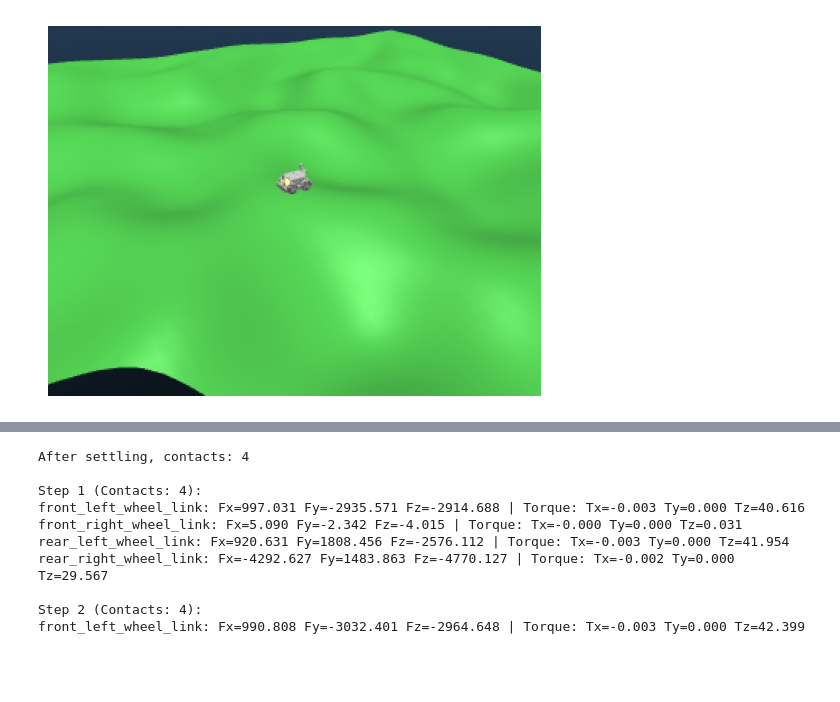
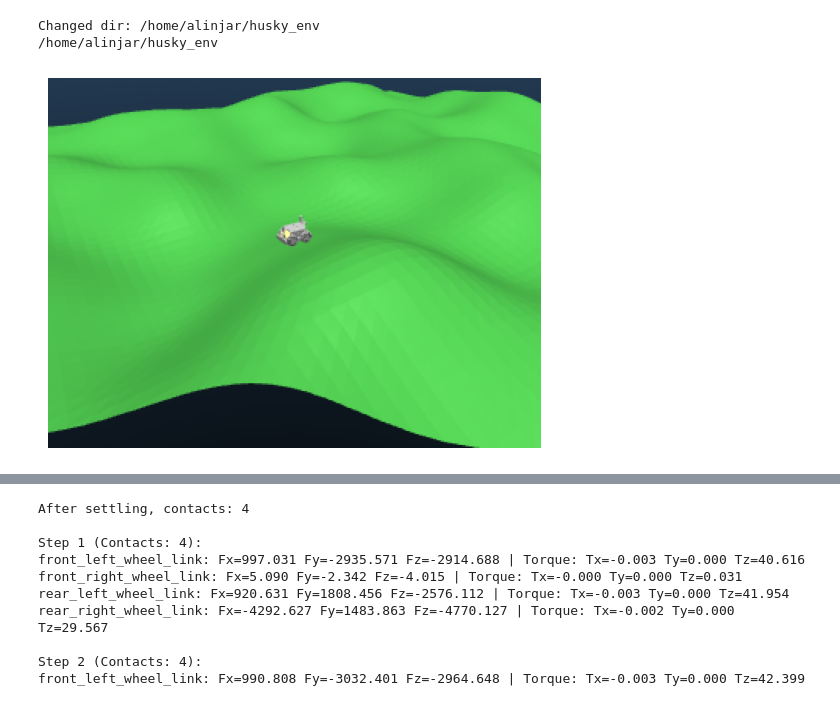
Before and after one commit to ChinmayMundane/husky_env, a Jupyter notebook: husky_Tutorial.ipynb, the cells around one changed output, grey strips where cells are left out. Drawn from its saved outputs; the diff is of its cells as text; code cells hidden in the pictures; blank space fills up the shorter version.

```diff
--- a/husky_Tutorial.ipynb
+++ b/husky_Tutorial.ipynb
@@ -70,8 +108,15 @@ import matplotlib.pyplot as plt
 # %%
 #@title Clone GitHub repository with MJX Tutorial
 import os
-!git clone https://github.com/ChinmayMundane/husky_env.git
-os.chdir('husky_env')
+
+
+
+os.chdir('/home/alinjar/husky_env')
+
+print(os.getcwd())
+# %% [output]
+Changed dir: /home/alinjar/husky_env
+/home/alinjar/husky_env
 # %%
 #@title Other Imports
 
@@ -94,7 +139,7 @@ from functools import partial
 # %%
 #@title Initialize Mujoco Model, Data and Renderer
 
-model_path = f"{os.getcwd()}/default.xml"
+model_path = f"{os.getcwd()}/default3.xml"
 
 # Load the MuJoCo model
 model = mujoco.MjModel.from_xml_path(model_path)
@@ -107,32 +152,32 @@ data = mujoco.MjData(model)
 # syntax for husk is qpos: [x, y, z, qw, qx, qy, qz, front_left, front_right, rear_left, rear_right]
 data.qpos = jnp.array([0.0, 0.0, 2.0, 1.0, 0.0, 0.0, 0.0, 0.0, 0.0, 0.0, 0.0])
 
 # Perform a forward dynamics step to update the scene
 mujoco.mj_forward(model, data)
 
 # Initialize the renderer
 renderer = mujoco.Renderer(model)
 
 # Set up a free camera to view the terrain and vehicle
 camera = mujoco.MjvCamera()
 camera.lookat[:] = [0.0, 0.0, 1.0]  # Look center
 camera.distance = 15.0  # z
 camera.azimuth = -120
 camera.elevation = -30
 
 # Configure scene options
 scene_option = mujoco.MjvOption()
 scene_option.sitegroup[:] = False
 scene_option.sitegroup[1] = True  # Enable visualization of group 1 (visual geoms)
 
 # Update the scene and render
 renderer.update_scene(data, scene_option=scene_option, camera=camera)
 pixels = renderer.render()
 
 # Display the rendered image
 plt.imshow(pixels)
 plt.axis('off')
 plt.show()
 # %% [output]
-[figure, old version]
+[figure, new version]
 # %%
```
Also changed, not shown: parts of 6 cells of this notebook, 1 other file.
